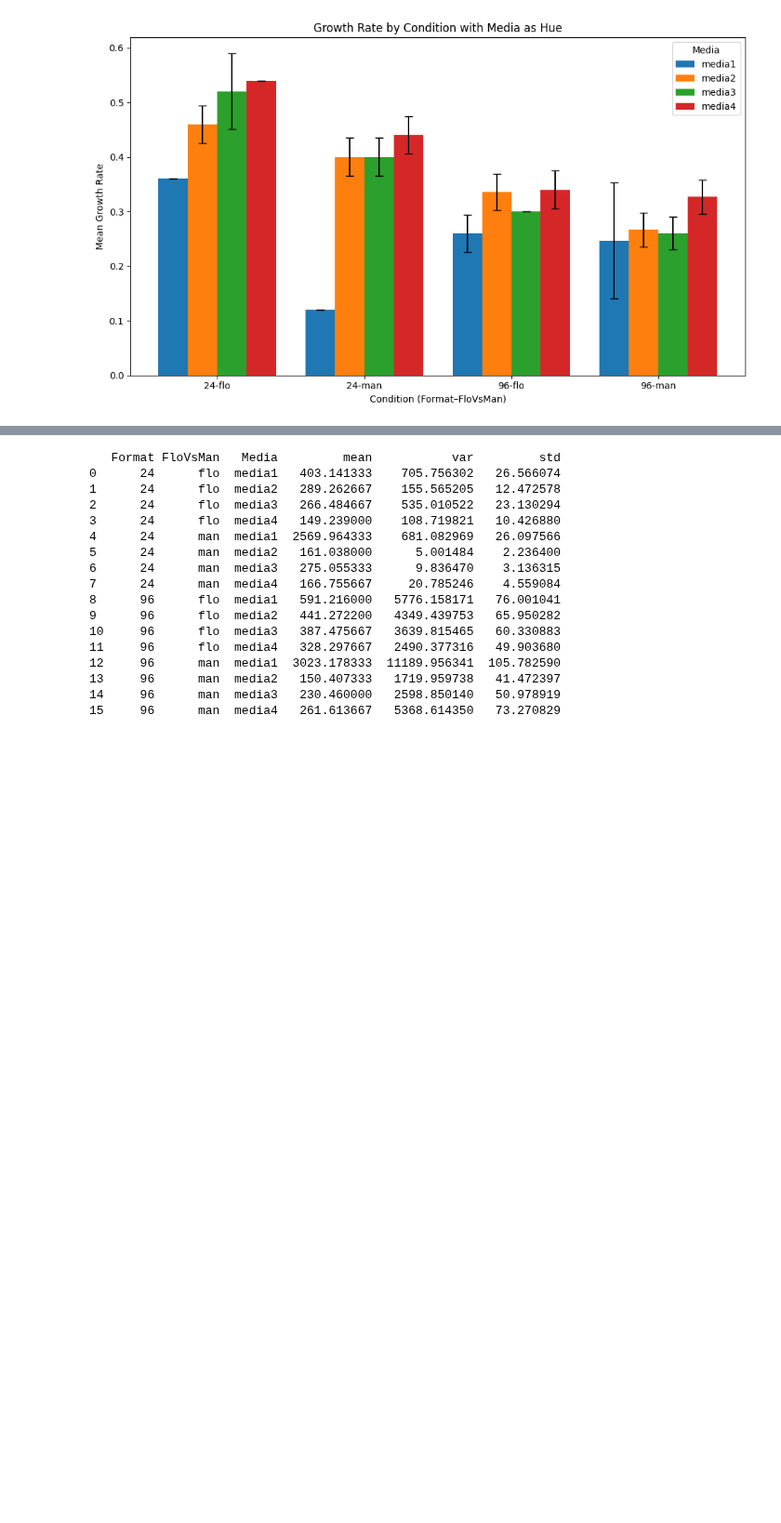
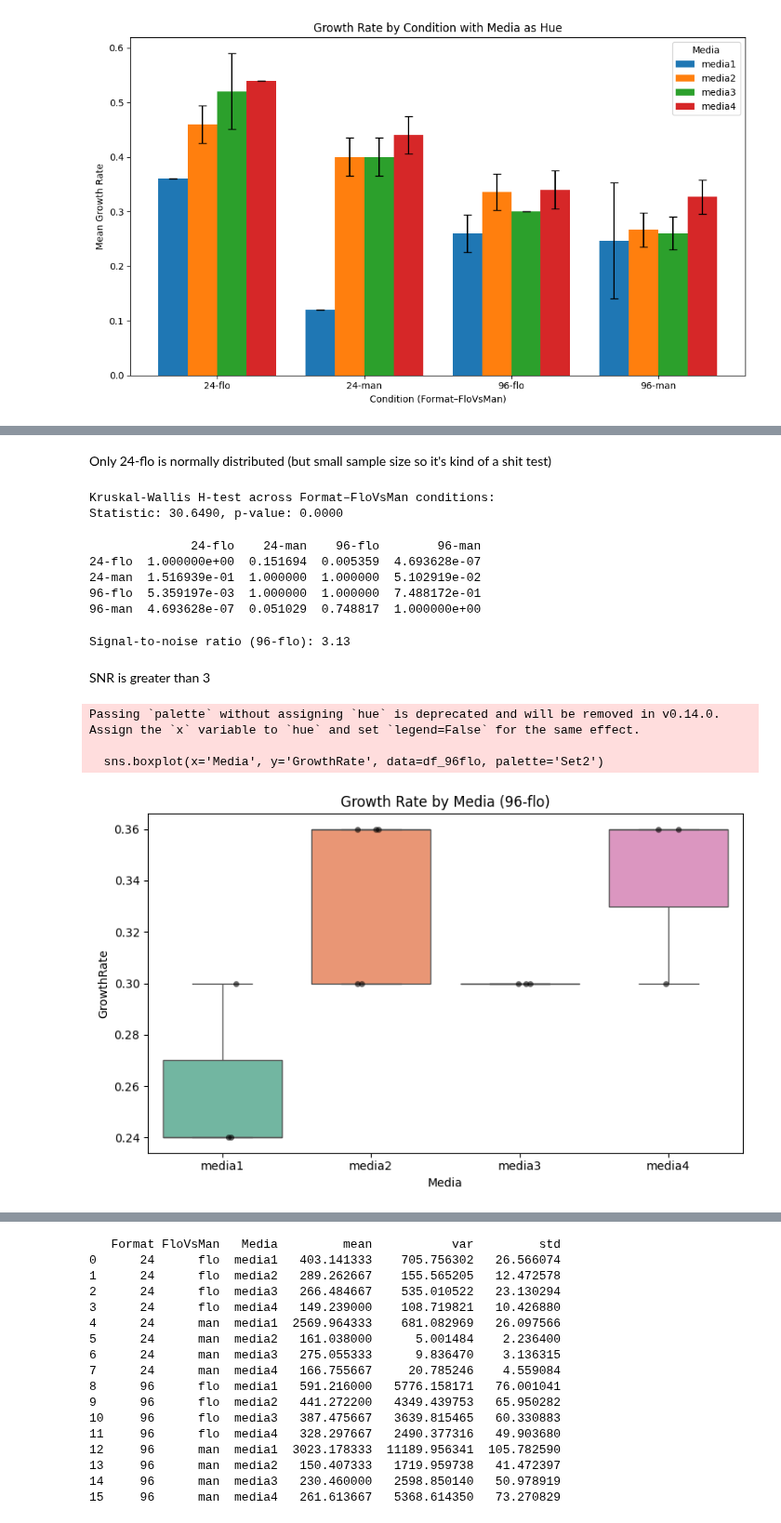
Before and after one commit to subarumuroi/Yarrowia_media_optimizer, a Jupyter notebook: Yarrowia Growth Rate Report Outputs.ipynb, the cells around one changed output, grey strips where cells are left out. Shown at 93% size. Saved outputs shown, nothing was run; the diff lists cells and outputs as text; code cells hidden in the pictures; blank space fills up the shorter version.

```diff
--- a/Yarrowia Growth Rate Report Outputs.ipynb
+++ b/Yarrowia Growth Rate Report Outputs.ipynb
@@ -76,0 +93,12 @@ plt.show()
+# %%
+# Create the 'Condition' column if it doesn’t already exist
+df['Condition'] = df['Format'].astype(str) + '-' + df['FloVsMan']
+
+# Group GrowthRate values by Condition
+grouped_by_condition = [group['GrowthRate'].values for name, group in df.groupby('Condition')]
+
+# Perform Levene's test
+stat_cond, p_cond = levene(*grouped_by_condition)
+
+print(f"Levene's test across Format–FloVsMan conditions:")
+print(f"Statistic: {stat_cond:.4f}, p-value: {p_cond:.4f}")
@@ -77,3 +130,67 @@ plt.show()
+# %% [markdown]
+Only 24-flo is normally distributed (but small sample size so it's kind of a shit test)
+# %%
+from scipy.stats import kruskal
+
+# Create list of GrowthRate arrays per condition
+grouped_data = [group['GrowthRate'].values for name, group in df.groupby('Condition')]
+
+# Run Kruskal-Wallis test
+stat, p = kruskal(*grouped_data)
+
+print(f"Kruskal-Wallis H-test across Format–FloVsMan conditions:")
+print(f"Statistic: {stat:.4f}, p-value: {p:.4f}")
+# %% [output]
+Kruskal-Wallis H-test across Format–FloVsMan conditions:
+Statistic: 30.6490, p-value: 0.0000
+# %%
+import scikit_posthocs as sp
+# Perform Dunn's test
+dunn = sp.posthoc_dunn(
+    df,
+    val_col='GrowthRate',
+    group_col='Condition',
+    p_adjust='bonferroni'
+)
+
+# Display the p-values matrix
+print(dunn)
+# %% [output]
+              24-flo    24-man    96-flo        96-man
+24-flo  1.000000e+00  0.151694  0.005359  4.693628e-07
+24-man  1.516939e-01  1.000000  1.000000  5.102919e-02
+96-flo  5.359197e-03  1.000000  1.000000  7.488172e-01
+96-man  4.693628e-07  0.051029  0.748817  1.000000e+00
+# %%
+# For 96-flo only
+df_96flo = df[(df['Format'] == '96') & (df['FloVsMan'] == 'flo')]
+
+# Group by media
+media_means = df_96flo.groupby('Media')['GrowthRate'].mean()
+media_stds = df_96flo.groupby('Media')['GrowthRate'].std()
+
+# Rough signal-to-noise ratio
+snr = (media_means.max() - media_means.min()) / media_stds.mean()
+print(f"Signal-to-noise ratio (96-flo): {snr:.2f}")
+# %% [output]
+Signal-to-noise ratio (96-flo): 3.13
+# %% [markdown]
+SNR is greater than 3
+# %%
+import seaborn as sns
+import matplotlib.pyplot as plt
+
+plt.figure(figsize=(8, 5))
+sns.boxplot(x='Media', y='GrowthRate', data=df_96flo, palette='Set2')
+sns.stripplot(x='Media', y='GrowthRate', data=df_96flo, color='black', alpha=0.6, jitter=True)
+plt.title("Growth Rate by Media (96-flo)")
+plt.tight_layout()
+plt.show()
+# %% [output]
+Passing `palette` without assigning `hue` is deprecated and will be removed in v0.14.0. Assign the `x` variable to `hue` and set `legend=False` for the same effect.
+
+  sns.boxplot(x='Media', y='GrowthRate', data=df_96flo, palette='Set2')
+[figure, added]
 # %%
 import pandas as pd
 import numpy as np
```
Also changed, not shown: parts of 6 cells of this notebook.
